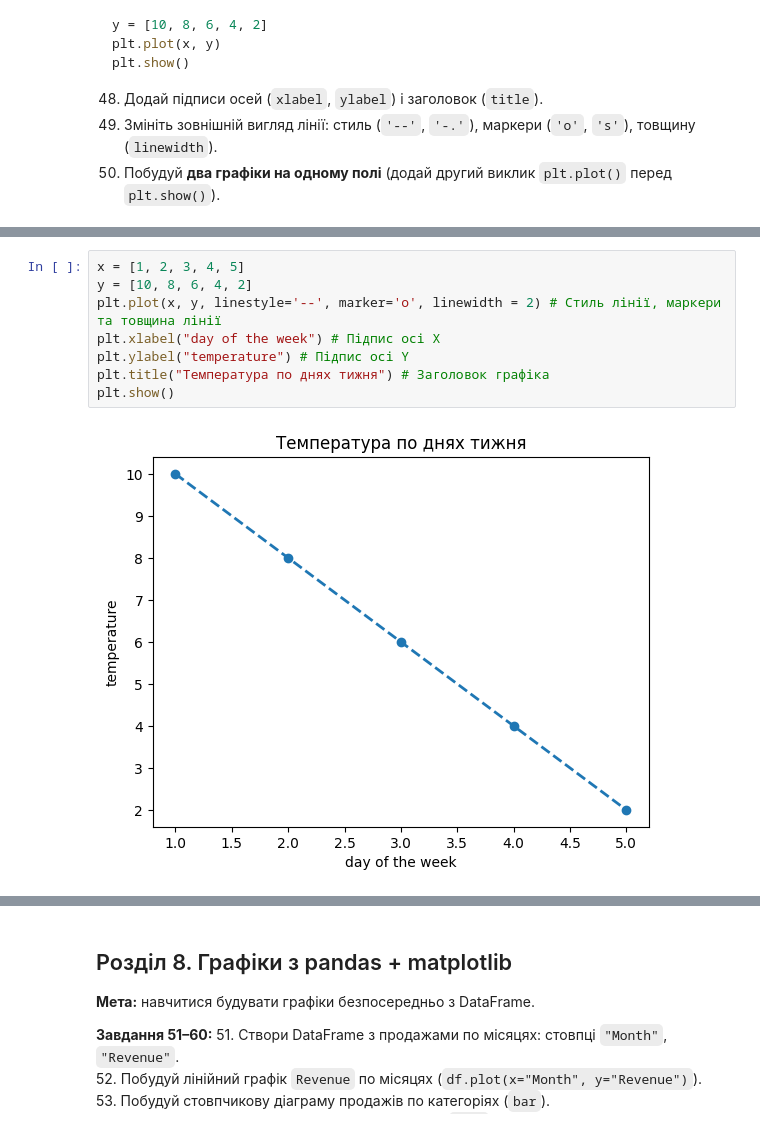
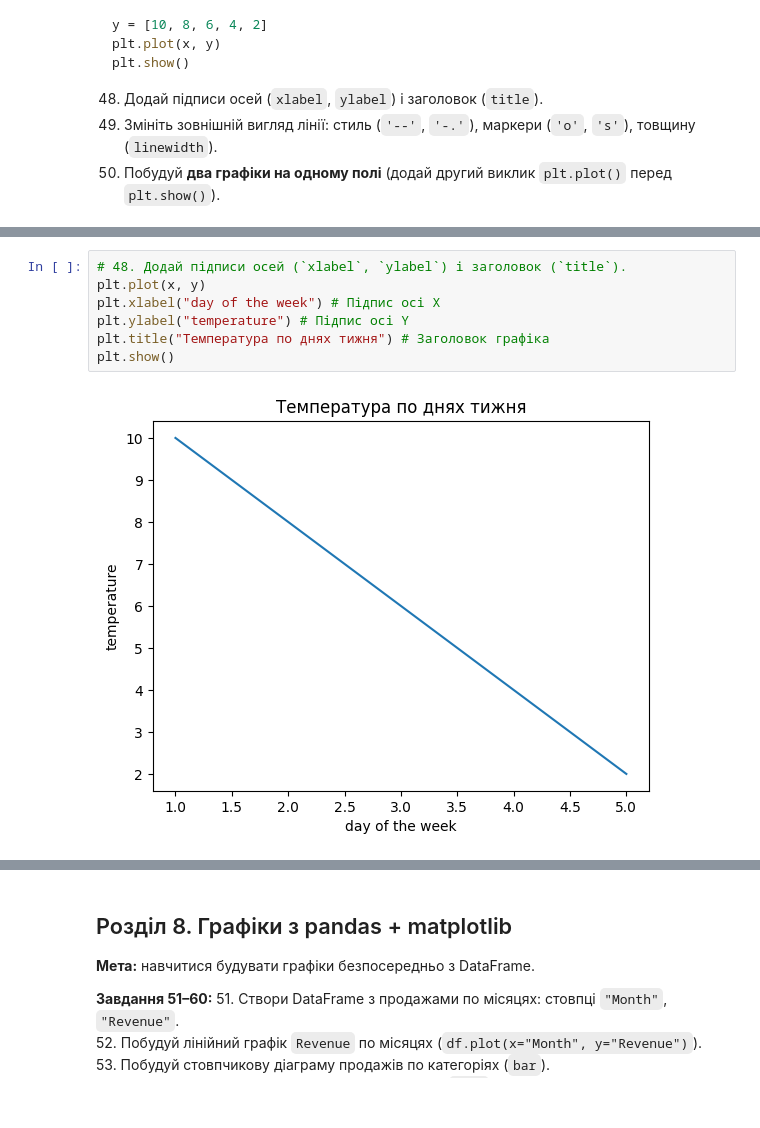
Before and after one commit to SvitlanaShustur/test-tasks-Python-DTA, a Jupyter notebook: pandas_matplotlib_practice.ipynb, the cells around one changed output, grey strips where cells are left out. Drawn from its saved outputs; the diff is of its cells as text.

```diff
--- a/pandas_matplotlib_practice.ipynb
+++ b/pandas_matplotlib_practice.ipynb
@@ -801,10 +796,9 @@ plt.show()
 # %%
-x = [1, 2, 3, 4, 5]
-y = [10, 8, 6, 4, 2]
-plt.plot(x, y, linestyle='--', marker='o', linewidth = 2) # Стиль лінії, маркери та товщина лінії
+# 48. Додай підписи осей (`xlabel`, `ylabel`) і заголовок (`title`).
+plt.plot(x, y)
 plt.xlabel("day of the week") # Підпис осі X
 plt.ylabel("temperature") # Підпис осі Y
 plt.title("Температура по днях тижня") # Заголовок графіка
 plt.show()
 # %% [output]
-[figure, old version]
+[figure, new version]
```
Also changed, not shown: parts of 18 cells of this notebook.
